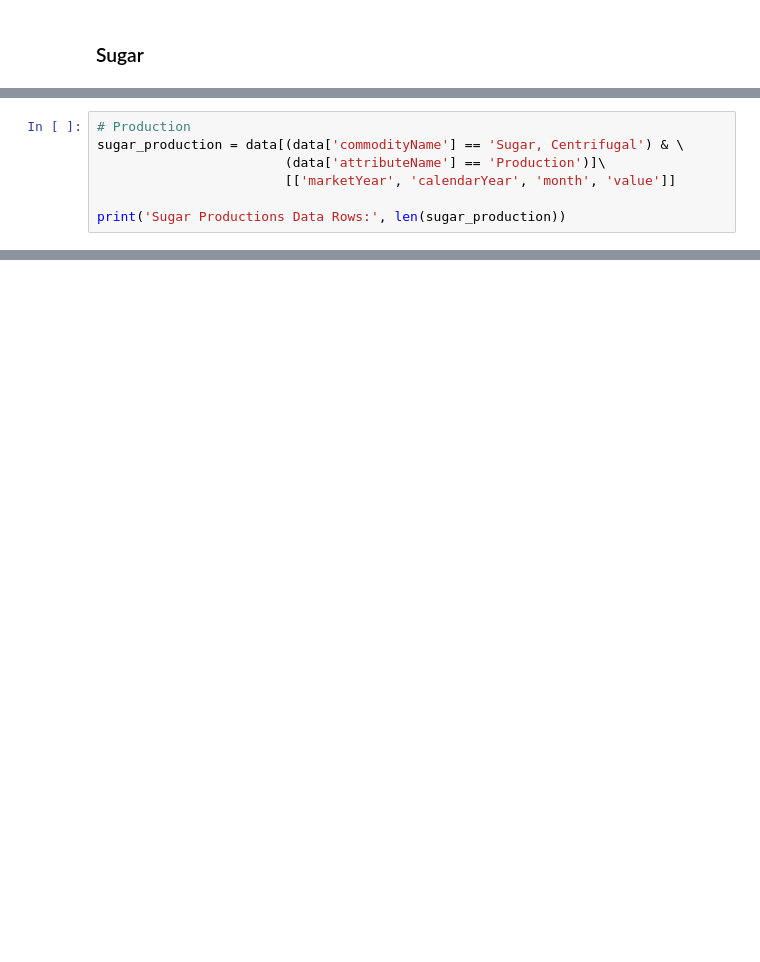
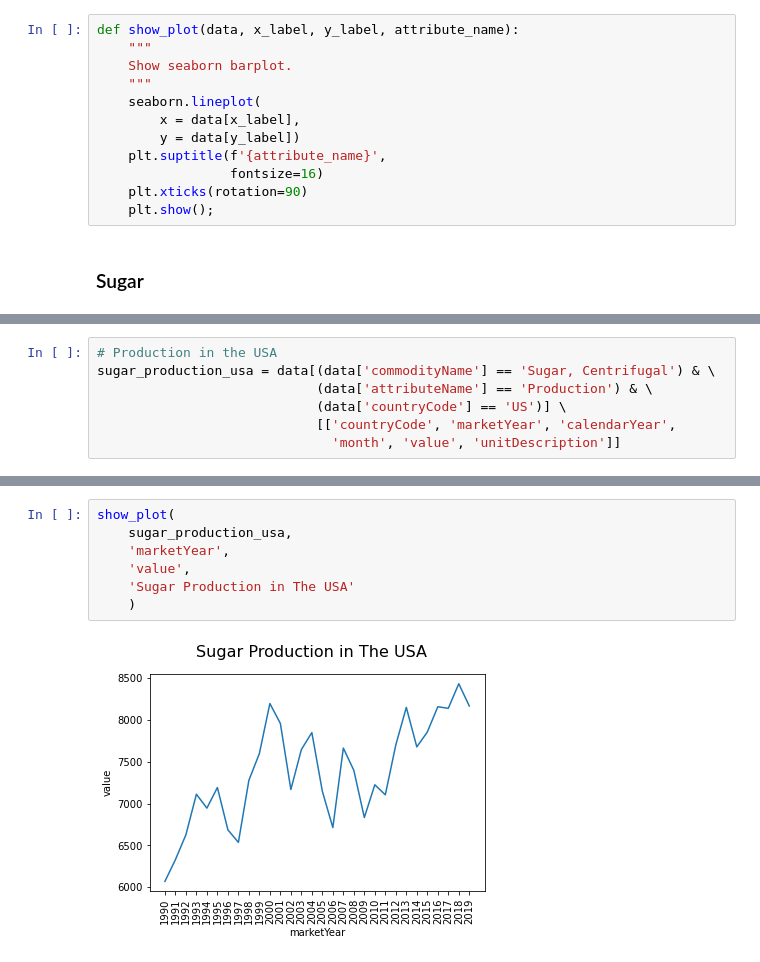
Before and after one commit to DmitriyKhodykin/AgroUS, a Jupyter notebook: notebooks/analytics.ipynb, the cells around one changed output, grey strips where cells are left out. Drawn from its saved outputs; the diff is of its cells as text; blank space fills up the shorter version.

Commit message:
data(analyze): Add some sugar category options

```diff
--- a/notebooks/analytics.ipynb
+++ b/notebooks/analytics.ipynb
@@ -75,3 +77,15 @@ seaborn.barplot(
+# %%
+def show_plot(data, x_label, y_label, attribute_name):
+    """
+    Show seaborn barplot.
+    """
+    seaborn.lineplot(
+        x = data[x_label],
+        y = data[y_label])
+    plt.suptitle(f'{attribute_name}',
+                 fontsize=16)
+    plt.xticks(rotation=90)
+    plt.show();
 # %% [markdown]
 ### Sugar
 # %%
@@ -97,7 +110,7 @@ data[data['commodityName'] == 'Sugar, Centrifugal'].tail()
 # %%
-# Production
-sugar_production = data[(data['commodityName'] == 'Sugar, Centrifugal') & \
-                        (data['attributeName'] == 'Production')]\
-                        [['marketYear', 'calendarYear', 'month', 'value']]
-
-print('Sugar Productions Data Rows:', len(sugar_production))
+# Production in the USA
+sugar_production_usa = data[(data['commodityName'] == 'Sugar, Centrifugal') & \
+                            (data['attributeName'] == 'Production') & \
+                            (data['countryCode'] == 'US')] \
+                            [['countryCode', 'marketYear', 'calendarYear',
+                              'month', 'value', 'unitDescription']]
@@ -176,0 +126,9 @@ show_barplot(cotton_production, 'marketYear', 'value')
+# %%
+show_plot(
+    sugar_production_usa,
+    'marketYear',
+    'value',
+    'Sugar Production in The USA'
+    )
+# %% [output]
+[figure, added]
```
Also changed, not shown: parts of 18 cells of this notebook.
